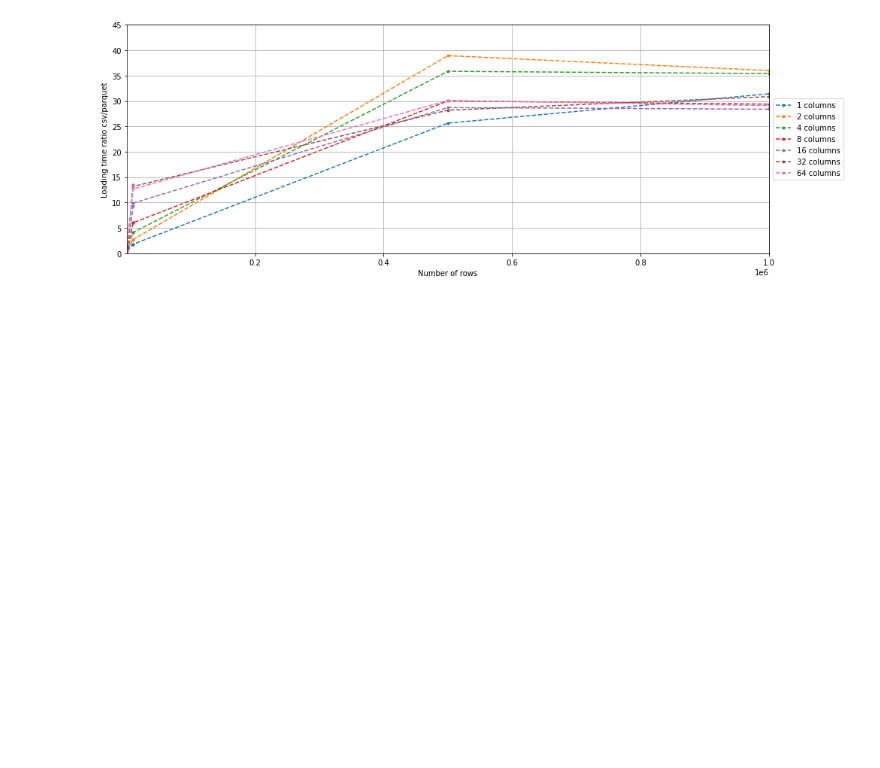
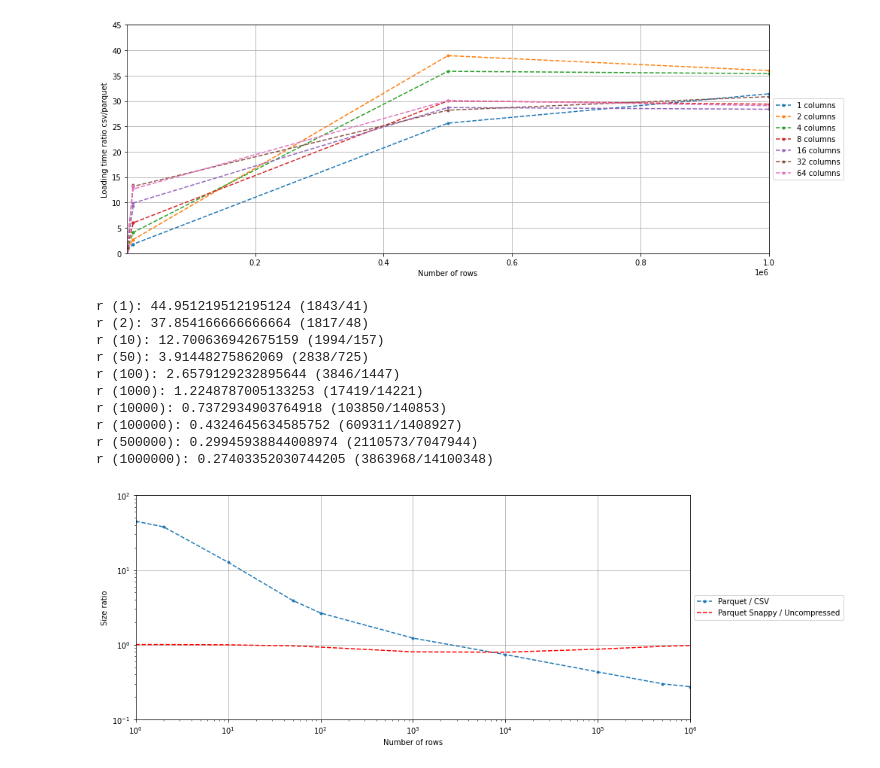
Before and after one commit to pbisaillon/csv_parquet, a Jupyter notebook: notebooks/generate.ipynb, the cells around one changed output. Saved outputs shown, nothing was run; the diff lists cells and outputs as text; code cells hidden in the pictures; blank space fills up the shorter version.

Commit message:
Added new graph

```diff
--- a/notebooks/generate.ipynb
+++ b/notebooks/generate.ipynb
@@ -10,7 +10,7 @@ import matplotlib.pyplot as plt
 # %%
 # We will compare the time it takes to load files into pandas from a CSV file and Parquet
 # %%
-nrows = [1,2,10,50,100,1000,10000,10000,500000,1000000]
+nrows = [1,2,10,50,100,1000,10000,100000,500000,1000000]
 ncols = [1,2,4,8,16,32,64]
 # %%
 for c in ncols:
@@ -109,8 +109,6 @@ for r in nrows:
     #Set the columns name
     df.columns = ["First Name", "Last Name"]
 
-    df['First Name']
-
     #save csv file
     df.to_csv(f'../data/names_{r}.csv', index=False)
 
@@ -120,26 +118,40 @@ for r in nrows:
 # %%
 ## Plotting the size on disk of parquet file vs csv file
 name_size_ratio = []
 name_parquet_snappy = []
 for r in nrows:
+    ratio = os.path.getsize(f'../data/names_{r}.parquet') / os.path.getsize(f'../data/names_{r}.csv')
+    print(f"r ({r}): {ratio} ({os.path.getsize(f'../data/names_{r}.parquet')}/{os.path.getsize(f'../data/names_{r}.csv')})")
     name_size_ratio.append(os.path.getsize(f'../data/names_{r}.parquet') / os.path.getsize(f'../data/names_{r}.csv'))
     name_parquet_snappy.append(os.path.getsize(f'../data/names_{r}_snappy.parquet') / os.path.getsize(f'../data/names_{r}.parquet'))
 
 fig, ax = plt.subplots(figsize=(14, 5))
 ax.plot(nrows, name_size_ratio, '.--')
 ax.plot(nrows, name_parquet_snappy, 'r--')
 
 
 #ax.axhline(y=0.42, color='k', linestyle='--')
 ax.set_xlabel('Number of rows')
 ax.set_ylabel('Size ratio')
 ax.set_xscale('log')
 ax.set_yscale('log')
-ax.set_ylim([0.1,50])
+ax.set_ylim([0.1,100])
 ax.set_xlim([1.0,1e6])
 ax.grid(True)
 ax.legend(['Parquet / CSV', 'Parquet Snappy / Uncompressed'], loc='center left',  bbox_to_anchor=(1, 0.5))
 
 fig.tight_layout()
 plt.show()
 fig.savefig("../figs/name_size_ratio.png", dpi=fig.dpi)
+# %% [output]
+r (1): 44.951219512195124 (1843/41)
+r (2): 37.854166666666664 (1817/48)
+r (10): 12.700636942675159 (1994/157)
+r (50): 3.91448275862069 (2838/725)
+r (100): 2.6579129232895644 (3846/1447)
+r (1000): 1.2248787005133253 (17419/14221)
+r (10000): 0.7372934903764918 (103850/140853)
+r (100000): 0.4324645634585752 (609311/1408927)
+r (500000): 0.29945938844008974 (2110573/7047944)
+r (1000000): 0.27403352030744205 (3863968/14100348)
+[figure, added]
```
Also changed, not shown: parts of 3 cells of this notebook, 5 other files.
